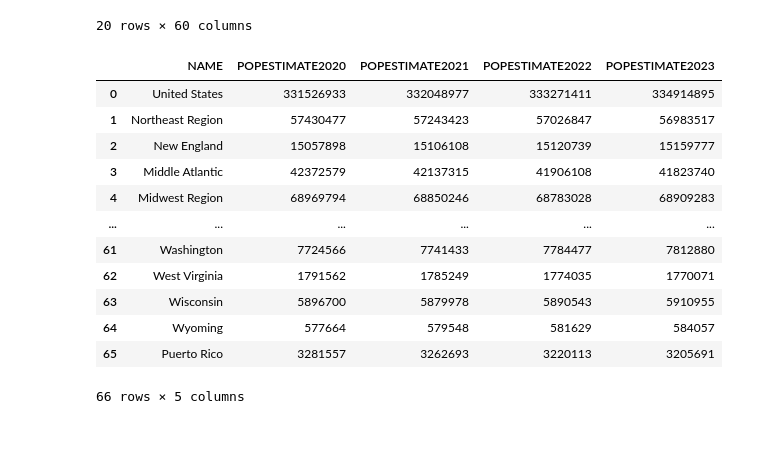
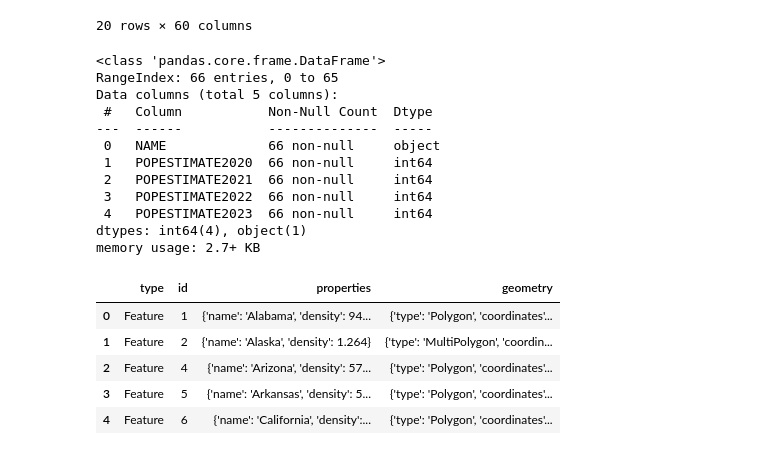
Before and after one commit to bburwinkel0721/Covid-Econ-Trends-Dashboard, a Jupyter notebook: ETL.ipynb, the cells around one changed output. Saved outputs shown, nothing was run; the diff lists cells and outputs as text; code cells hidden in the pictures.

```diff
--- a/ETL.ipynb
+++ b/ETL.ipynb
@@ -67,18 +68,27 @@ population_df.head(20)
 20 rows × 60 columns
 # %%
 population_df = population_df[['NAME','POPESTIMATE2020','POPESTIMATE2021','POPESTIMATE2022','POPESTIMATE2023']]
-population_df
+population_df.info()
 # %% [output]
-|  | NAME | POPESTIMATE2020 | POPESTIMATE2021 | POPESTIMATE2022 | POPESTIMATE2023 |
-| 0 | United States | 331526933 | 332048977 | 333271411 | 334914895 |
-| 1 | Northeast Region | 57430477 | 57243423 | 57026847 | 56983517 |
-| 2 | New England | 15057898 | 15106108 | 15120739 | 15159777 |
-| 3 | Middle Atlantic | 42372579 | 42137315 | 41906108 | 41823740 |
-| 4 | Midwest Region | 68969794 | 68850246 | 68783028 | 68909283 |
-| ... | ... | ... | ... | ... | ... |
-| 61 | Washington | 7724566 | 7741433 | 7784477 | 7812880 |
-| 62 | West Virginia | 1791562 | 1785249 | 1774035 | 1770071 |
-| 63 | Wisconsin | 5896700 | 5879978 | 5890543 | 5910955 |
-| 64 | Wyoming | 577664 | 579548 | 581629 | 584057 |
-| 65 | Puerto Rico | 3281557 | 3262693 | 3220113 | 3205691 |
-66 rows × 5 columns
+<class 'pandas.core.frame.DataFrame'>
+RangeIndex: 66 entries, 0 to 65
+Data columns (total 5 columns):
+ #   Column           Non-Null Count  Dtype
+---  ------           --------------  -----
+ 0   NAME             66 non-null     object
+ 1   POPESTIMATE2020  66 non-null     int64
+ 2   POPESTIMATE2021  66 non-null     int64
+ 3   POPESTIMATE2022  66 non-null     int64
+ 4   POPESTIMATE2023  66 non-null     int64
+dtypes: int64(4), object(1)
+memory usage: 2.7+ KB
+# %%
+us_states_df = pd.read_json('us_states.json')
+us_states_df.head()
+# %% [output]
+|  | type | id | properties | geometry |
+| 0 | Feature | 1 | {'name': 'Alabama', 'density': 94... | {'type': 'Polygon', 'coordinates'... |
+| 1 | Feature | 2 | {'name': 'Alaska', 'density': 1.264} | {'type': 'MultiPolygon', 'coordin... |
+| 2 | Feature | 4 | {'name': 'Arizona', 'density': 57... | {'type': 'Polygon', 'coordinates'... |
+| 3 | Feature | 5 | {'name': 'Arkansas', 'density': 5... | {'type': 'Polygon', 'coordinates'... |
+| 4 | Feature | 6 | {'name': 'California', 'density':... | {'type': 'Polygon', 'coordinates'... |
```
Also changed, not shown: parts of 8 cells of this notebook, 2 other files.
